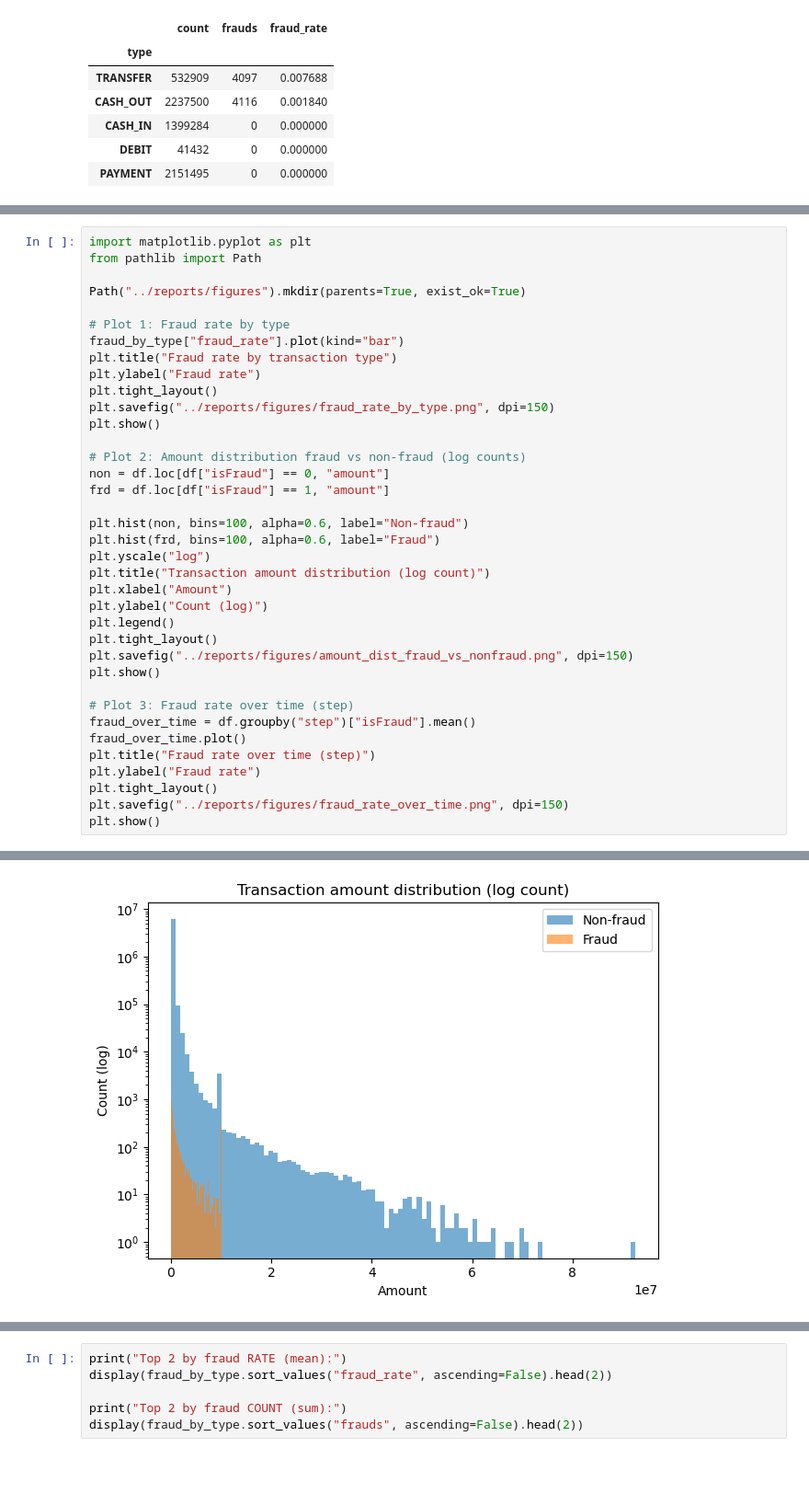
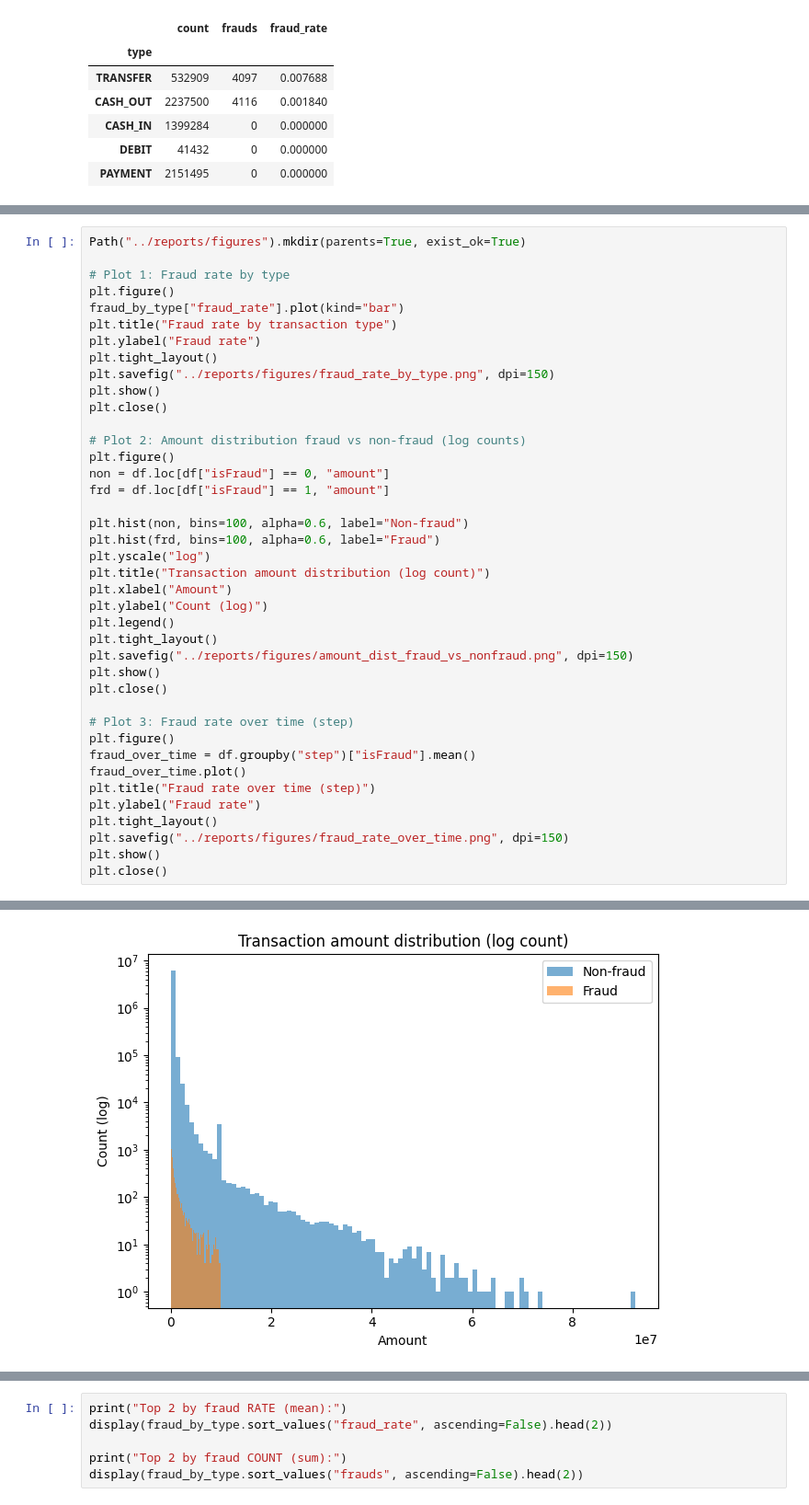
Before and after one commit to koektasmetin/fraud-detection-monitoring, a Jupyter notebook: notebooks/01_eda.ipynb, the cells around one changed output, grey strips where cells are left out. Shown at 92% size. Drawn from its saved outputs; the diff is of its cells as text; blank space fills up the shorter version.

```diff
--- a/notebooks/01_eda.ipynb
+++ b/notebooks/01_eda.ipynb
@@ -60,40 +166,43 @@ display(fraud_by_type)
 # %%
-import matplotlib.pyplot as plt
-from pathlib import Path
-
 Path("../reports/figures").mkdir(parents=True, exist_ok=True)
 
 # Plot 1: Fraud rate by type
+plt.figure()
 fraud_by_type["fraud_rate"].plot(kind="bar")
 plt.title("Fraud rate by transaction type")
 plt.ylabel("Fraud rate")
 plt.tight_layout()
 plt.savefig("../reports/figures/fraud_rate_by_type.png", dpi=150)
 plt.show()
+plt.close()
 
 # Plot 2: Amount distribution fraud vs non-fraud (log counts)
+plt.figure()
 non = df.loc[df["isFraud"] == 0, "amount"]
 frd = df.loc[df["isFraud"] == 1, "amount"]
 
 plt.hist(non, bins=100, alpha=0.6, label="Non-fraud")
 plt.hist(frd, bins=100, alpha=0.6, label="Fraud")
 plt.yscale("log")
 plt.title("Transaction amount distribution (log count)")
 plt.xlabel("Amount")
 plt.ylabel("Count (log)")
 plt.legend()
 plt.tight_layout()
 plt.savefig("../reports/figures/amount_dist_fraud_vs_nonfraud.png", dpi=150)
 plt.show()
+plt.close()
 
 # Plot 3: Fraud rate over time (step)
+plt.figure()
 fraud_over_time = df.groupby("step")["isFraud"].mean()
 fraud_over_time.plot()
 plt.title("Fraud rate over time (step)")
 plt.ylabel("Fraud rate")
 plt.tight_layout()
 plt.savefig("../reports/figures/fraud_rate_over_time.png", dpi=150)
 plt.show()
+plt.close()
 # %% [output]
 [figure]
-[figure, old version]
+[figure, new version]
```
Also changed, not shown: parts of 21 cells of this notebook, 8 other files.
